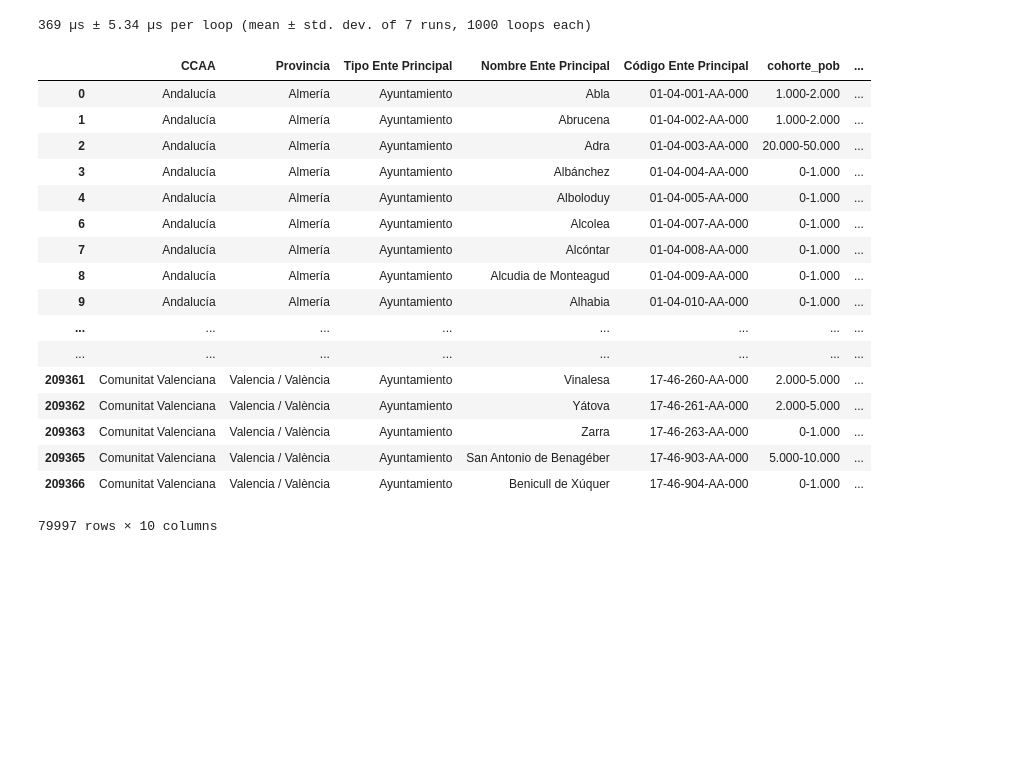
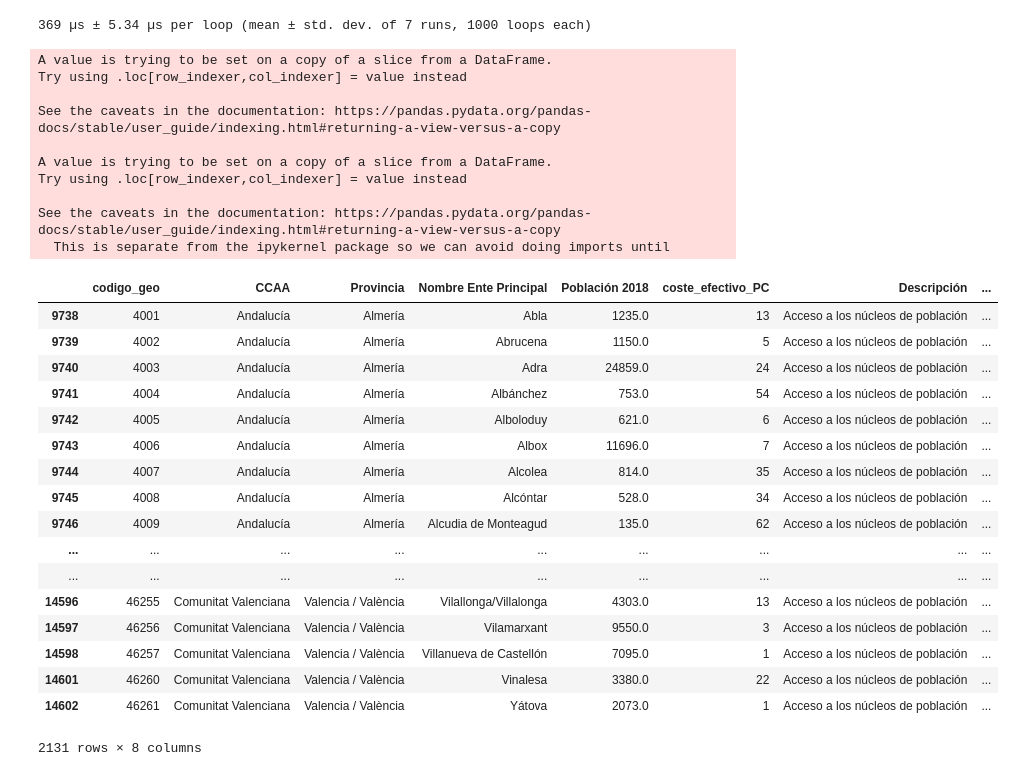
Before and after one commit to carpiero/DataTown, a Jupyter notebook: notebooks/Notebook_004.ipynb, the cells around one changed output. Saved outputs shown, nothing was run; the diff lists cells and outputs as text; code cells hidden in the pictures; blank space fills up the shorter version.

```diff
--- a/notebooks/Notebook_004.ipynb
+++ b/notebooks/Notebook_004.ipynb
@@ -277,24 +324,43 @@ df = df_final_pob_melt_PC
 df['coste_efectivo_PC'] = round(df['coste_efectivo_PC'],)
 # %% [output]
 369 µs ± 5.34 µs per loop (mean ± std. dev. of 7 runs, 1000 loops each)
-# %%
-df
-# %% [output]
-|  | CCAA | Provincia | Tipo Ente Principal | Nombre Ente Principal | Código Ente Principal | cohorte_pob | ... |
-| 0 | Andalucía | Almería | Ayuntamiento | Abla | 01-04-001-AA-000 | 1.000-2.000 | ... |
-| 1 | Andalucía | Almería | Ayuntamiento | Abrucena | 01-04-002-AA-000 | 1.000-2.000 | ... |
-| 2 | Andalucía | Almería | Ayuntamiento | Adra | 01-04-003-AA-000 | 20.000-50.000 | ... |
-| 3 | Andalucía | Almería | Ayuntamiento | Albánchez | 01-04-004-AA-000 | 0-1.000 | ... |
-| 4 | Andalucía | Almería | Ayuntamiento | Alboloduy | 01-04-005-AA-000 | 0-1.000 | ... |
-| 6 | Andalucía | Almería | Ayuntamiento | Alcolea | 01-04-007-AA-000 | 0-1.000 | ... |
-| 7 | Andalucía | Almería | Ayuntamiento | Alcóntar | 01-04-008-AA-000 | 0-1.000 | ... |
-| 8 | Andalucía | Almería | Ayuntamiento | Alcudia de Monteagud | 01-04-009-AA-000 | 0-1.000 | ... |
-| 9 | Andalucía | Almería | Ayuntamiento | Alhabia | 01-04-010-AA-000 | 0-1.000 | ... |
-| ... | ... | ... | ... | ... | ... | ... | ... |
-| ... | ... | ... | ... | ... | ... | ... | ... |
-| 209361 | Comunitat Valenciana | Valencia / València | Ayuntamiento | Vinalesa | 17-46-260-AA-000 | 2.000-5.000 | ... |
-| 209362 | Comunitat Valenciana | Valencia / València | Ayuntamiento | Yátova | 17-46-261-AA-000 | 2.000-5.000 | ... |
-| 209363 | Comunitat Valenciana | Valencia / València | Ayuntamiento | Zarra | 17-46-263-AA-000 | 0-1.000 | ... |
-| 209365 | Comunitat Valenciana | Valencia / València | Ayuntamiento | San Antonio de Benagéber | 17-46-903-AA-000 | 5.000-10.000 | ... |
-| 209366 | Comunitat Valenciana | Valencia / València | Ayuntamiento | Benicull de Xúquer | 17-46-904-AA-000 | 0-1.000 | ... |
-79997 rows × 10 columns
+# %%
+df_final_pob_round_melt_PC = df_final_pob_melt_PC[['codigo_geo','CCAA', 'Provincia', 'Nombre Ente Principal','Población 2018','coste_efectivo_PC','Descripción']]
+df_final_pob_round_melt_PC['Población'] = df_final_pob_round_melt_PC['Población 2018']
+df_final_pob_round_melt_PC['coste_efectivo_PC'] = round(df_final_pob_round_melt_PC['coste_efectivo_PC'] , )
+
+
+df = df_final_pob_round_melt_PC#[df_final_pob_round_melt_PC['Población']>5000]
+            # df['Población'] = df['Población 2018']
+df= df.loc[(df['Descripción']==partida_de_coste_types)& (df['coste_efectivo_PC'] > 0)]
+
+df
+# %% [output]
+A value is trying to be set on a copy of a slice from a DataFrame.
+Try using .loc[row_indexer,col_indexer] = value instead
+
+See the caveats in the documentation: https://pandas.pydata.org/pandas-docs/stable/user_guide/indexing.html#returning-a-view-versus-a-copy
+
+A value is trying to be set on a copy of a slice from a DataFrame.
+Try using .loc[row_indexer,col_indexer] = value instead
+
+See the caveats in the documentation: https://pandas.pydata.org/pandas-docs/stable/user_guide/indexing.html#returning-a-view-versus-a-copy
+  This is separate from the ipykernel package so we can avoid doing imports until
+|  | codigo_geo | CCAA | Provincia | Nombre Ente Principal | Población 2018 | coste_efectivo_PC | Descripción | ... |
+| 9738 | 4001 | Andalucía | Almería | Abla | 1235.0 | 13 | Acceso a los núcleos de población | ... |
+| 9739 | 4002 | Andalucía | Almería | Abrucena | 1150.0 | 5 | Acceso a los núcleos de población | ... |
+| 9740 | 4003 | Andalucía | Almería | Adra | 24859.0 | 24 | Acceso a los núcleos de población | ... |
+| 9741 | 4004 | Andalucía | Almería | Albánchez | 753.0 | 54 | Acceso a los núcleos de población | ... |
+| 9742 | 4005 | Andalucía | Almería | Alboloduy | 621.0 | 6 | Acceso a los núcleos de población | ... |
+| 9743 | 4006 | Andalucía | Almería | Albox | 11696.0 | 7 | Acceso a los núcleos de población | ... |
+| 9744 | 4007 | Andalucía | Almería | Alcolea | 814.0 | 35 | Acceso a los núcleos de población | ... |
+| 9745 | 4008 | Andalucía | Almería | Alcóntar | 528.0 | 34 | Acceso a los núcleos de población | ... |
+| 9746 | 4009 | Andalucía | Almería | Alcudia de Monteagud | 135.0 | 62 | Acceso a los núcleos de población | ... |
+| ... | ... | ... | ... | ... | ... | ... | ... | ... |
+| ... | ... | ... | ... | ... | ... | ... | ... | ... |
+| 14596 | 46255 | Comunitat Valenciana | Valencia / València | Vilallonga/Villalonga | 4303.0 | 13 | Acceso a los núcleos de población | ... |
+| 14597 | 46256 | Comunitat Valenciana | Valencia / València | Vilamarxant | 9550.0 | 3 | Acceso a los núcleos de población | ... |
+| 14598 | 46257 | Comunitat Valenciana | Valencia / València | Villanueva de Castellón | 7095.0 | 1 | Acceso a los núcleos de población | ... |
+| 14601 | 46260 | Comunitat Valenciana | Valencia / València | Vinalesa | 3380.0 | 22 | Acceso a los núcleos de población | ... |
+| 14602 | 46261 | Comunitat Valenciana | Valencia / València | Yátova | 2073.0 | 1 | Acceso a los núcleos de población | ... |
+2131 rows × 8 columns
```
Also changed, not shown: parts of 5 cells of this notebook, 5 other files.
